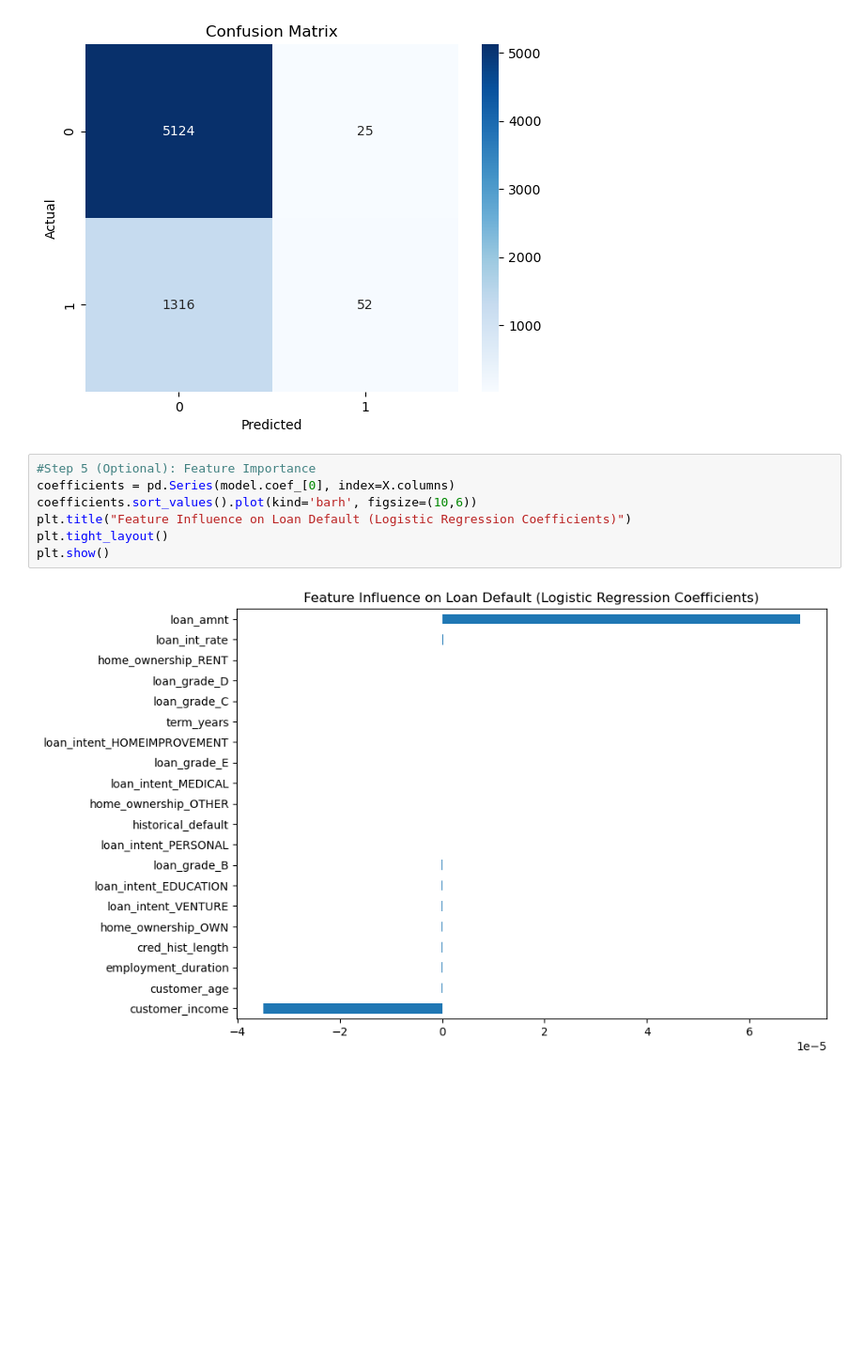
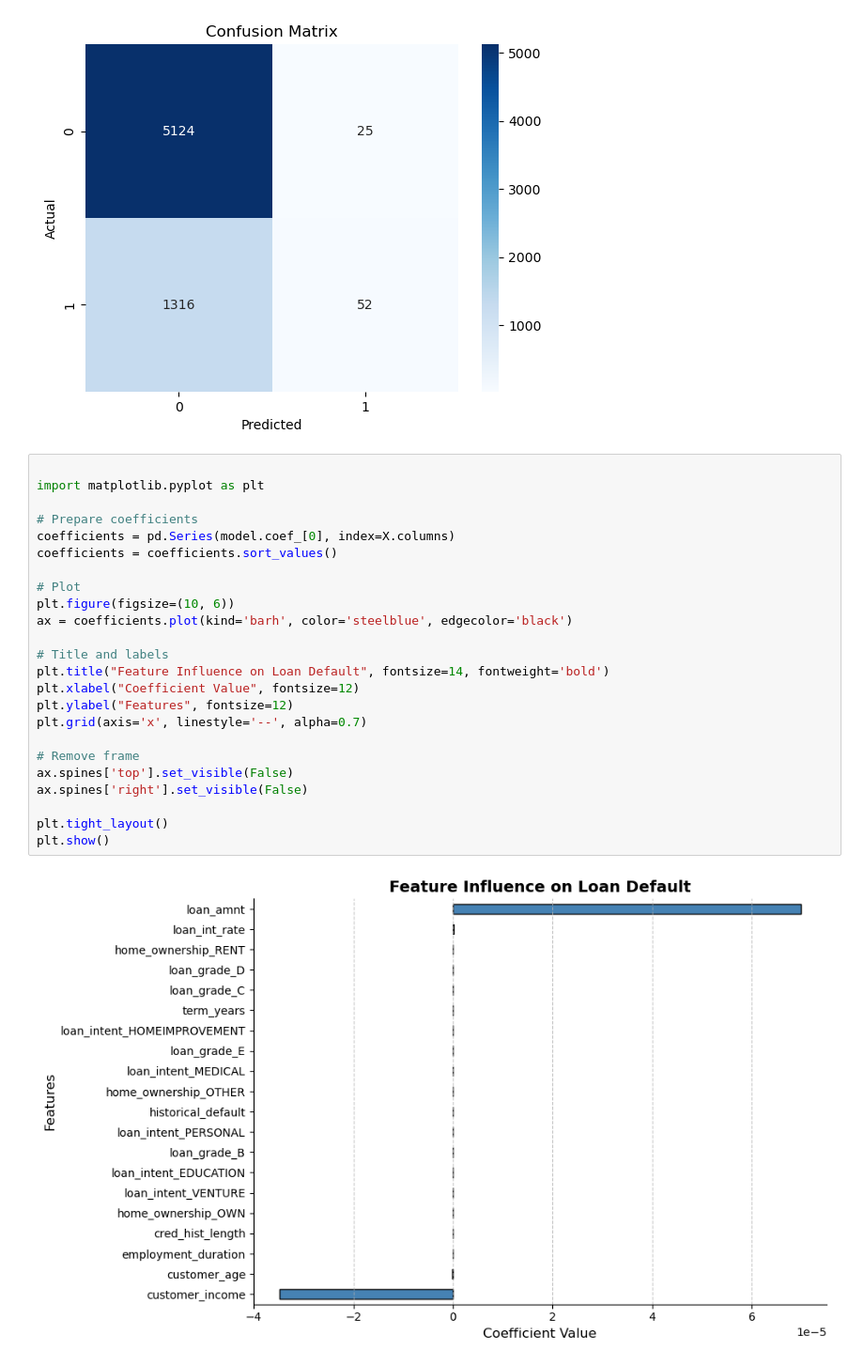
Before and after one commit to Denis060/Loan_Default_Prediction, a Jupyter notebook: notebooks/04_model_training.ipynb, the cells around one changed output. Shown at 94% size. Saved outputs shown, nothing was run; the diff lists cells and outputs as text; blank space fills up the shorter version.

```diff
--- a/notebooks/04_model_training.ipynb
+++ b/notebooks/04_model_training.ipynb
@@ -57,12 +57,29 @@ weighted avg       0.77      0.79      0.71      6517
 
 🧾 Confusion Matrix:
 [figure]
-# %%
-#Step 5 (Optional): Feature Importance
-coefficients = pd.Series(model.coef_[0], index=X.columns)
-coefficients.sort_values().plot(kind='barh', figsize=(10,6))
-plt.title("Feature Influence on Loan Default (Logistic Regression Coefficients)")
-plt.tight_layout()
-plt.show()
-# %% [output]
-[figure, removed]
+# %%
+
+import matplotlib.pyplot as plt
+
+# Prepare coefficients
+coefficients = pd.Series(model.coef_[0], index=X.columns)
+coefficients = coefficients.sort_values()
+
+# Plot
+plt.figure(figsize=(10, 6))
+ax = coefficients.plot(kind='barh', color='steelblue', edgecolor='black')
+
+# Title and labels
+plt.title("Feature Influence on Loan Default", fontsize=14, fontweight='bold')
+plt.xlabel("Coefficient Value", fontsize=12)
+plt.ylabel("Features", fontsize=12)
+plt.grid(axis='x', linestyle='--', alpha=0.7)
+
+# Remove frame
+ax.spines['top'].set_visible(False)
+ax.spines['right'].set_visible(False)
+
+plt.tight_layout()
+plt.show()
+# %% [output]
+[figure, added]
```
Also changed, not shown: 12 other files.
